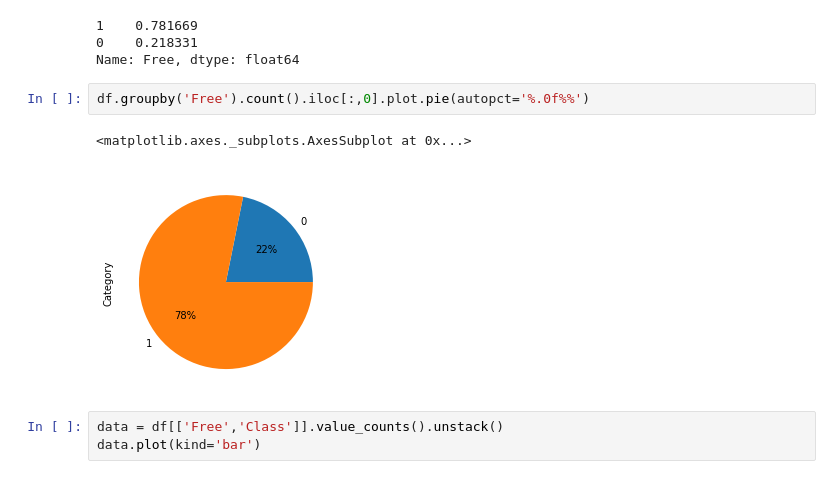
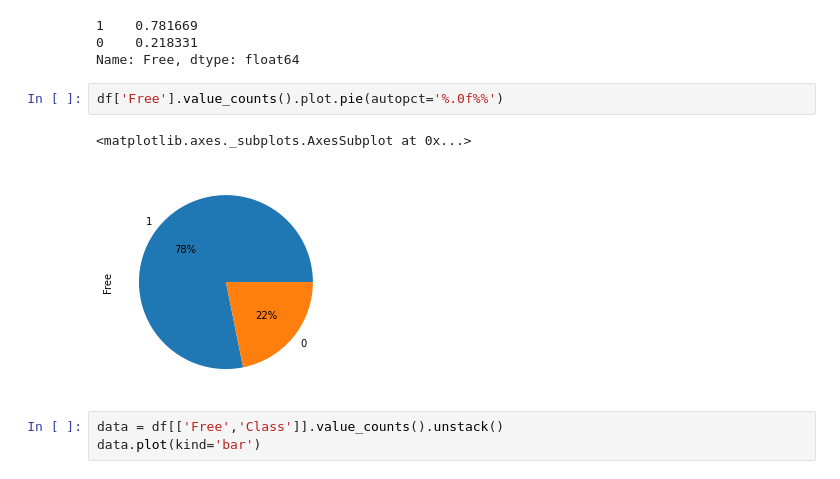
Before and after one commit to arunav93/Capstone-Project---Andriod-Authenticity-Prediction, a Jupyter notebook: ANDRIOD_AUTHENTICITY_PREDICTION.ipynb, the cells around one changed output. Cells and saved outputs as stored; diff of their text form.

```diff
--- a/ANDRIOD_AUTHENTICITY_PREDICTION.ipynb
+++ b/ANDRIOD_AUTHENTICITY_PREDICTION.ipynb
@@ -992,10 +996,10 @@ df['Free'].value_counts(normalize=True)
 0    0.218331
 Name: Free, dtype: float64
 # %%
-df.groupby('Free').count().iloc[:,0].plot.pie(autopct='%.0f%%')
+df['Free'].value_counts().plot.pie(autopct='%.0f%%')
 # %% [output]
 <matplotlib.axes._subplots.AxesSubplot at 0x...>
-[figure, old version]
+[figure, new version]
 # %%
 data = df[['Free','Class']].value_counts().unstack()
 data.plot(kind='bar')
```
Also changed, not shown: parts of 98 cells of this notebook.
